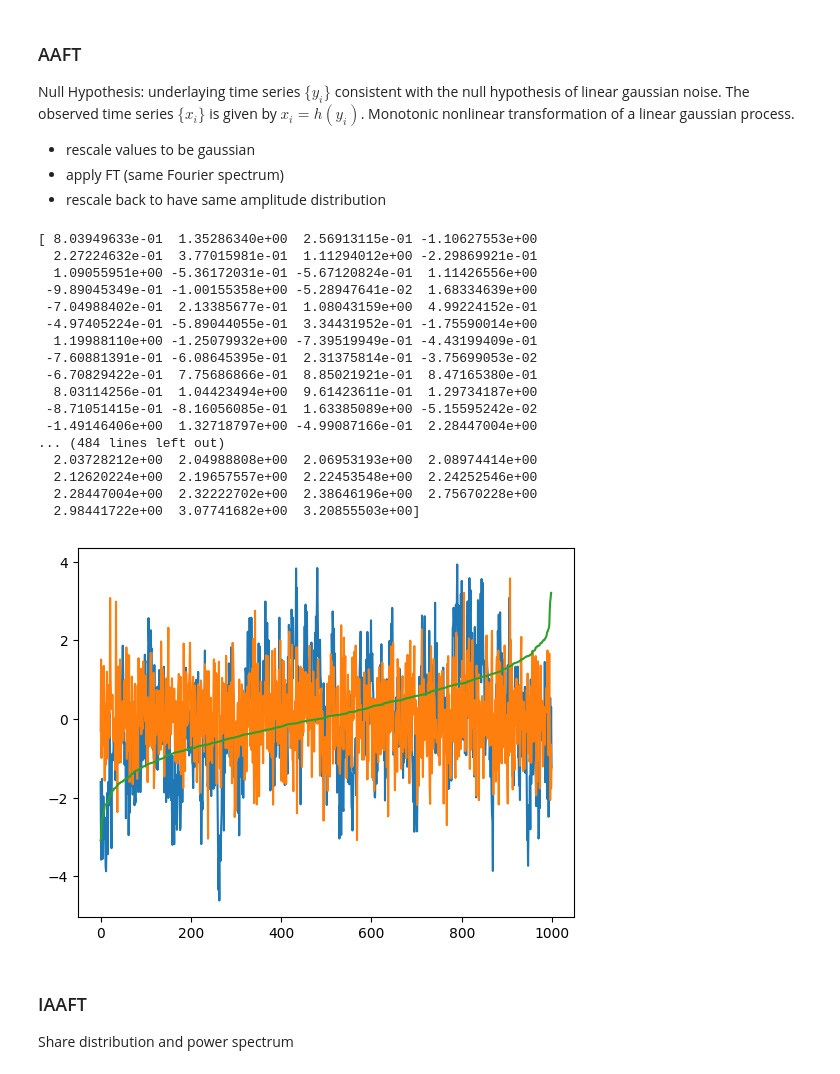
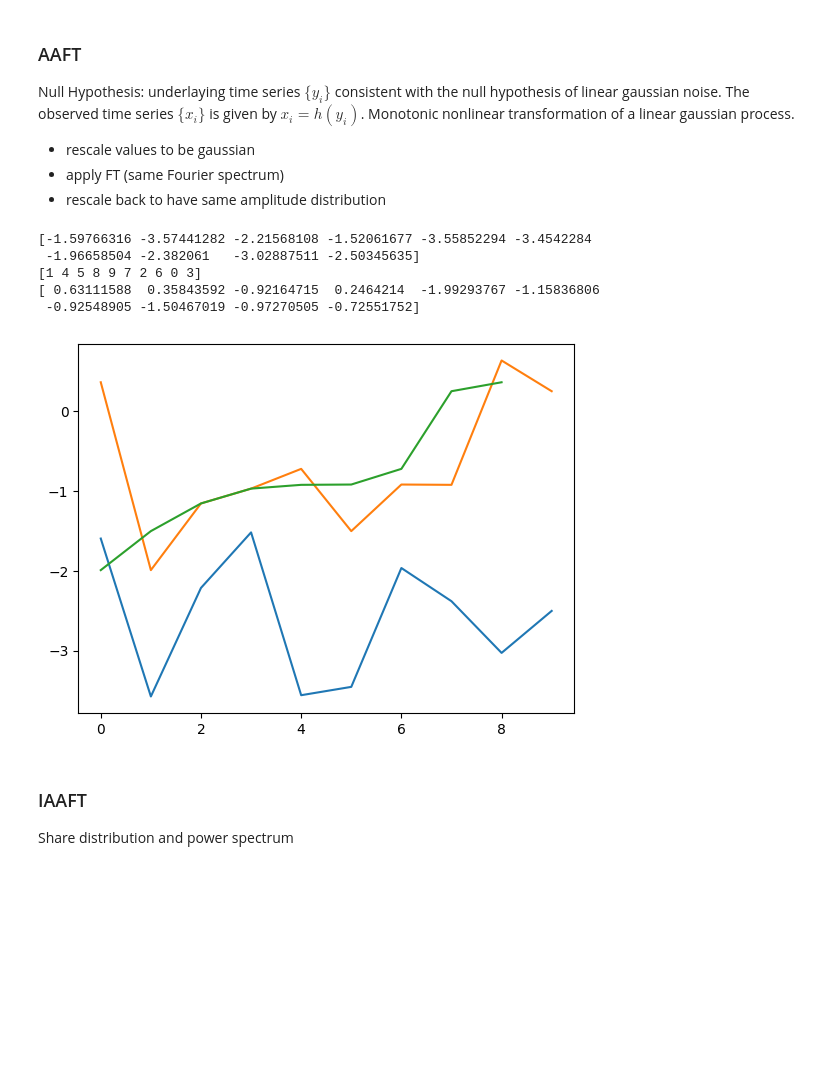
Before and after one commit to LucaGawa/Surrogates, a Jupyter notebook: surrogates.ipynb, the cells around one changed output. Drawn from its saved outputs; the diff is of its cells as text; code cells hidden in the pictures; blank space fills up the shorter version.

```diff
--- a/surrogates.ipynb
+++ b/surrogates.ipynb
@@ -57,7 +66,7 @@ parameter = np.array([1,0.33,0.5,1])
 
 
 # ar2_data = ArmaProcess(ar2,ma).generate_sample(nsample=9)
-ar2_data, msg = tiseanio('/home/luca/bin/ar-run', '-l1000', '-p2', data=[1,0.33,0.5,1]
+ar2_data, msg = tiseanio('/home/luca/bin/ar-run', '-l10', '-p2', data=[1,0.33,0.5,1]
 , silent=True)
 
 # ar2_data, msg = tiseano('/home/luca/bin/ar-run', '-l1000', '-p2', '/home/luca/Documents/Repositories/Surrogates/ar3.txt'
@@ -168,45 +177,40 @@ underlaying time series $\{y_i\}$ consistent with the null hypothesis of linear
 # %%
 def AAFT(timeseries):
     n = len(timeseries)
+    print(timeseries)
+    indices_timeseries = np.argsort(timeseries)
+    print(indices)
+
+
 
     # print(timeseries)
     y = np.random.normal(0,1,n)
+    indices_y = np.argsort(y)
+
     print(y)
     # plt.plot(y)
-    indices = np.argsort(timeseries)
+
     plt.plot(timeseries)
     y = y[indices]
     plt.plot(y)
     # plt.hist(y)
     # print(y[indices])
 
     sorted_timeseries = np.sort(timeseries)
 
     y = y[np.argsort(y)[:-1]]
-    print(y)
+    # print(y)
     plt.plot(y)
     # print(y)
 
 AAFT(ar2_data)
 # %% [output]
-[ 8.03949633e-01  1.35286340e+00  2.56913115e-01 -1.10627553e+00
-  2.27224632e-01  3.77015981e-01  1.11294012e+00 -2.29869921e-01
-  1.09055951e+00 -5.36172031e-01 -5.67120824e-01  1.11426556e+00
- -9.89045349e-01 -1.00155358e+00 -5.28947641e-02  1.68334639e+00
- -7.04988402e-01  2.13385677e-01  1.08043159e+00  4.99224152e-01
- -4.97405224e-01 -5.89044055e-01  3.34431952e-01 -1.75590014e+00
-  1.19988110e+00 -1.25079932e+00 -7.39519949e-01 -4.43199409e-01
- -7.60881391e-01 -6.08645395e-01  2.31375814e-01 -3.75699053e-02
- -6.70829422e-01  7.75686866e-01  8.85021921e-01  8.47165380e-01
-  8.03114256e-01  1.04423494e+00  9.61423611e-01  1.29734187e+00
- -8.71051415e-01 -8.16056085e-01  1.63385089e+00 -5.15595242e-02
- -1.49146406e+00  1.32718797e+00 -4.99087166e-01  2.28447004e+00
-... (484 lines left out)
-  2.03728212e+00  2.04988808e+00  2.06953193e+00  2.08974414e+00
-  2.12620224e+00  2.19657557e+00  2.22453548e+00  2.24252546e+00
-  2.28447004e+00  2.32222702e+00  2.38646196e+00  2.75670228e+00
-  2.98441722e+00  3.07741682e+00  3.20855503e+00]
+[-1.59766316 -3.57441282 -2.21568108 -1.52061677 -3.55852294 -3.4542284
+ -1.96658504 -2.382061   -3.02887511 -2.50345635]
+[1 4 5 8 9 7 2 6 0 3]
+[ 0.63111588  0.35843592 -0.92164715  0.2464214  -1.99293767 -1.15836806
+ -0.92548905 -1.50467019 -0.97270505 -0.72551752]
-[figure, old version]
+[figure, new version]
 # %% [markdown]
 ### IAAFT
 
```
Also changed, not shown: parts of 9 cells of this notebook.
